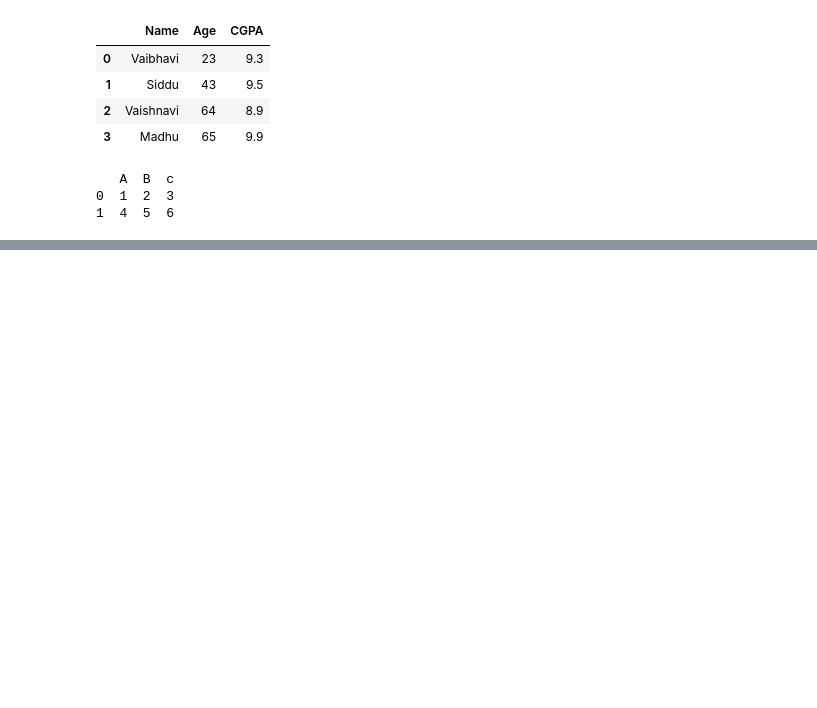
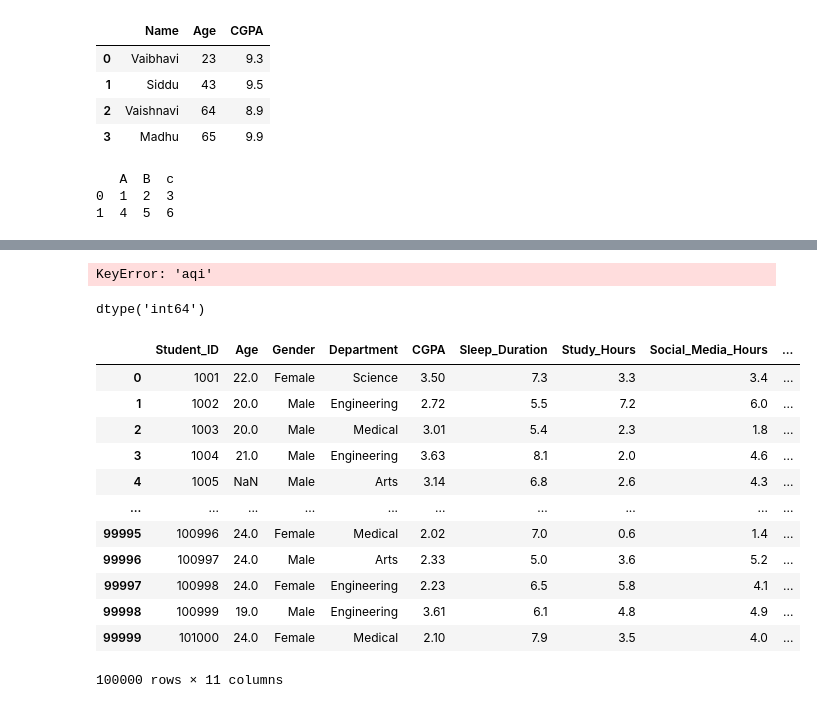
Before and after one commit to yenare-vaibhavi-30/ai-ml-learning-journey, a Jupyter notebook: Panda/panda.ipynb, the cells around one changed output, grey strips where cells are left out. Drawn from its saved outputs; the diff is of its cells as text; code cells hidden in the pictures; blank space fills up the shorter version.

```diff
--- a/Panda/panda.ipynb
+++ b/Panda/panda.ipynb
@@ -131,0 +225,59 @@ print(df)
+# %%
+#filtering of data
+
+df[ df["aqi"] > 100]
+
+df[ (df["aqi"] > 100) & (df["temperature"] > 30)]
+
+df [ df["latitude"] > 30]
+
+df [df["city"] == "New York"]
+
+api_data = df[ (df["aqi"] > 100) & (df ["temperature"] > 30)  ][["city","aqi"]]
+api_data
+
+api_data.iloc[0]
+api_data.loc[6]
+
+#query
+api_val = 100
+df.query("aqi > 100 & temperature > 30")[["city","aqi"]]
+#df.query("aqi > @aqi_val & temperature > 30")[["city", "aqi"]]
+# %% [output]
+KeyError: 'aqi'
+# %%
+#cleaning data missing values
+
+df = pd.read_csv("student_lifestyle_100k.csv")
+
+#handles duplicate
+
+df["Department"].duplicated()
+df2 = df.copy()
+df.drop_duplicates(inplace=True)
+# %%
+# data type
+
+df.dtypes
+df2 = df.copy()
+df2 = df2.fillna(0)
+df2 = df2["Age"].astype("int64").copy()
+df2.dtypes
+# %% [output]
+dtype('int64')
+# %%
+df
+# %% [output]
+|  | Student_ID | Age | Gender | Department | CGPA | Sleep_Duration | Study_Hours | Social_Media_Hours | ... |
+| 0 | 1001 | 22.0 | Female | Science | 3.50 | 7.3 | 3.3 | 3.4 | ... |
+| 1 | 1002 | 20.0 | Male | Engineering | 2.72 | 5.5 | 7.2 | 6.0 | ... |
+| 2 | 1003 | 20.0 | Male | Medical | 3.01 | 5.4 | 2.3 | 1.8 | ... |
+| 3 | 1004 | 21.0 | Male | Engineering | 3.63 | 8.1 | 2.0 | 4.6 | ... |
+| 4 | 1005 | NaN | Male | Arts | 3.14 | 6.8 | 2.6 | 4.3 | ... |
+| ... | ... | ... | ... | ... | ... | ... | ... | ... | ... |
+| 99995 | 100996 | 24.0 | Female | Medical | 2.02 | 7.0 | 0.6 | 1.4 | ... |
+| 99996 | 100997 | 24.0 | Male | Arts | 2.33 | 5.0 | 3.6 | 5.2 | ... |
+| 99997 | 100998 | 24.0 | Female | Engineering | 2.23 | 6.5 | 5.8 | 4.1 | ... |
+| 99998 | 100999 | 19.0 | Male | Engineering | 3.61 | 6.1 | 4.8 | 4.9 | ... |
+| 99999 | 101000 | 24.0 | Female | Medical | 2.10 | 7.9 | 3.5 | 4.0 | ... |
+100000 rows × 11 columns
```
Also changed, not shown: parts of 5 cells of this notebook, 4 other files.
